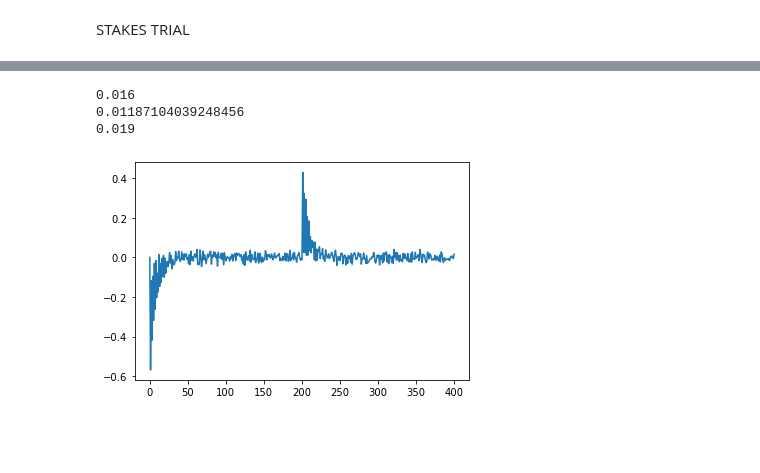
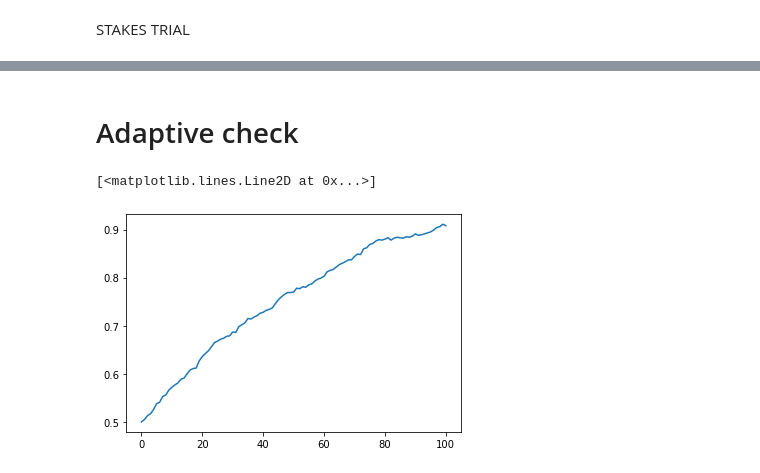
Before and after one commit to mrpogge/Urnings_project, a Jupyter notebook: main/urning_limits.ipynb, the cells around one changed output, grey strips where cells are left out. Drawn from its saved outputs; the diff is of its cells as text; code cells hidden in the pictures; blank space fills up the shorter version.

```diff
--- a/main/urning_limits.ipynb
+++ b/main/urning_limits.ipynb
@@ -391,8 +401,13 @@ import matplotlib.pyplot as plt
 
 urnings_matrix = np.zeros((n_player, n_sim + 1))
 for pl in range(n_player):
-    row = players[pl].container
-    urnings_matrix[pl,:] = row
+    if players[pl].user_id == "normal":
+        row = players[pl].container
+        urnings_matrix[pl,:] = row
+    elif players[pl].user_id == "reversed":
+        row = players[pl].urn_size - players[pl].container
+        urnings_matrix[pl,:] = row
+
 
 col_means = np.mean(urnings_matrix, axis = 0) / player_urn_sizes
 col_var = np.std(urnings_matrix, axis = 0) / np.sqrt(n_player)
@@ -405,8 +420,7 @@ for i in range(len(col_means)):
     col_upper[i] = confint[1]
 
 
-x = np.linspace(0, 1001, 1001)
-
-plt.plot(x,col_means)
+plt.plot(col_means)
+plt.plot(np.repeat(0.9, len(col_means)))
 # %% [output]
 [<matplotlib.lines.Line2D at 0x...>]
@@ -419,7 +443,7 @@ import main_urnings as mu
 import matplotlib.pyplot as plt
 #np.random.seed(12312312)
 #game settings
-n_player = 100
+n_player = 10
 n_items = 1000
 starting_score = 2
 player_urn_sizes = 4
@@ -444,8 +468,11 @@ for i in range(n_items):
     items.append(item)
 
 
-adaptive_rule = mu.Game_Type(adaptivity="n_adaptive", alg_type="Urnings2", adaptive_urn=True, min_urn=4, max_urn=120, freq_change=10, window=10, bound = 4)
+adaptive_rule = mu.Game_Type(adaptivity="adaptive", alg_type="Urnings2", paired_update=True , adaptive_urn=True, min_urn=4, max_urn=120, freq_change=10, window=10, bound = 6)
 adaptive_sim = mu.Urnings(players = players, items = items, game_type=adaptive_rule)
+adaptive_sim.play(n_games=n_sim, test=True)
+for pl in players:
+    pl.true_value = 0.8
 adaptive_sim.play(n_games=n_sim, test=True)
 
 
@@ -481,0 +529,2 @@ plt.plot(col_means)
+# %% [markdown]
+# Adaptive check
@@ -482,24 +565,15 @@ plt.plot(col_means)
 # %%
-cusum = []
-for i in range(len(col_means)):
-    if i % 20:
-        cusum.append(np.mean(col_means[i-20:i]))
+import matplotlib.pyplot as plt
+import numpy as np
 
+urnings_matrix = np.zeros((n_player, len(players[0].estimate_container)))
+for pl in range(n_player):
+    row = players[pl].estimate_container
+    urnings_matrix[pl,:] = row
 
-urnings_matrix_diff = np.zeros((n_player, len(players[0].differential_container)))
-for pl in range(n_player):
-    row = players[pl].differential_container
-    urnings_matrix_diff[pl,:] = row
-
-col_means = np.mean(urnings_matrix_diff, axis = 0)
+col_means = np.mean(urnings_matrix, axis = 0)
 
 plt.plot(col_means)
-conv_stat = col_means
-print(np.median(np.abs(col_means)[50:150]))
-print(np.std(np.abs(col_means)[50:150]))
-print(np.median(np.abs(col_means)[200:250]))
 # %% [output]
-0.016
-0.01187104039248456
-0.019
+[<matplotlib.lines.Line2D at 0x...>]
-[figure, old version]
+[figure, new version]
```
Also changed, not shown: parts of 14 cells of this notebook, 9 other files.
